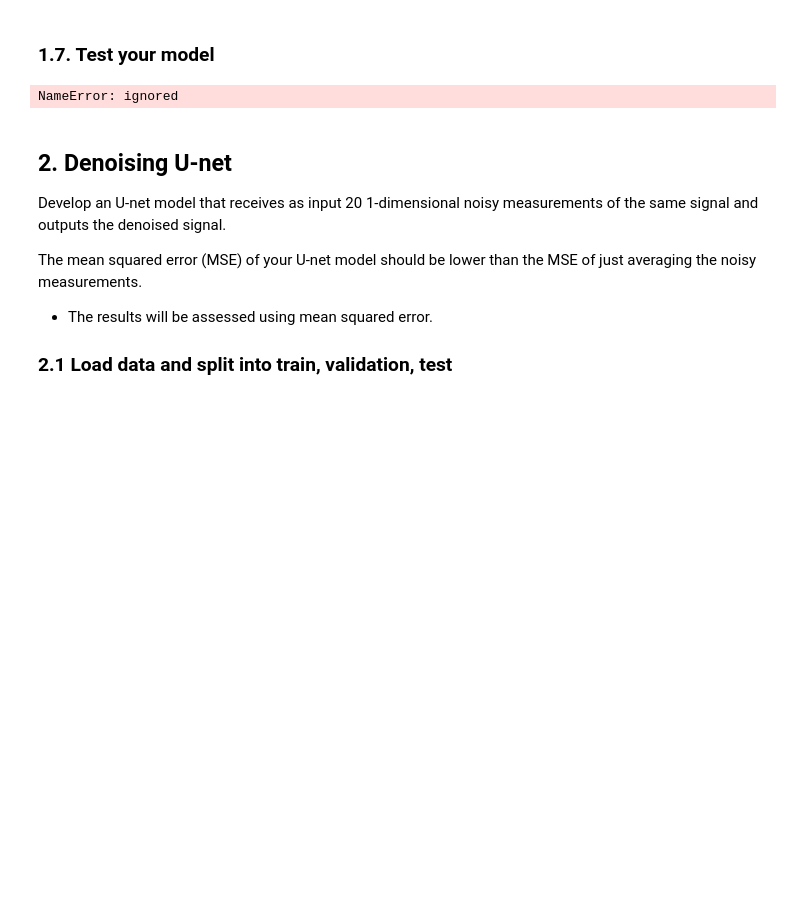
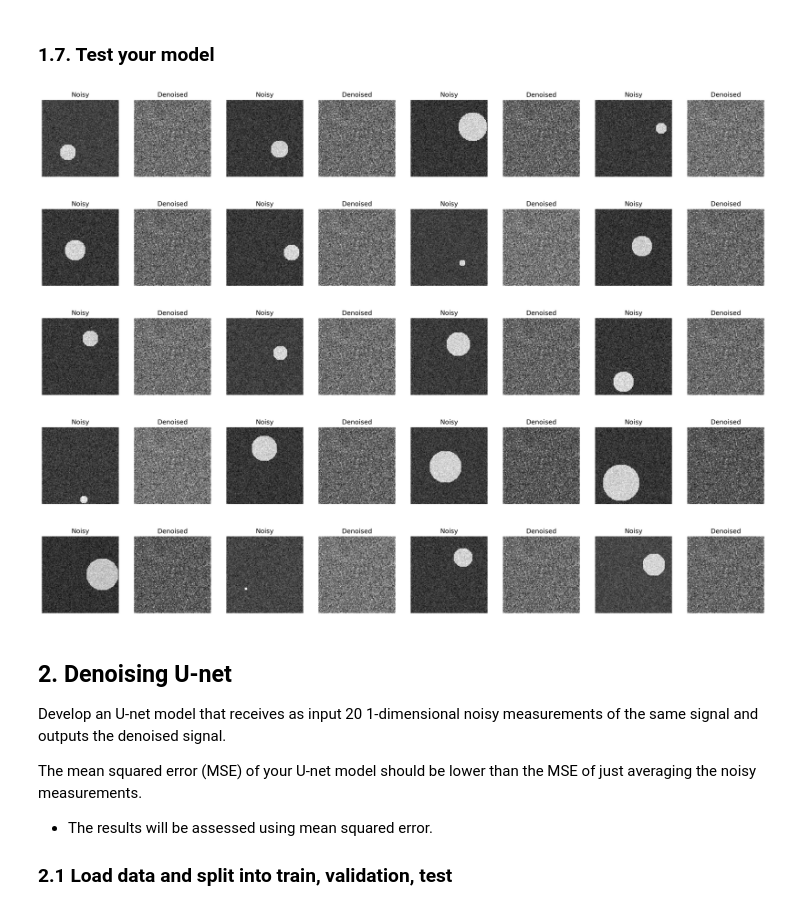
Before and after one commit to davisallan/enel645Team25Assignment3, a Jupyter notebook: assignment03.ipynb, the cells around one changed output. Cells and saved outputs as stored; diff of their text form; code cells hidden in the pictures; blank space fills up the shorter version.

Commit message:
FC autoencoder

```diff
--- a/assignment03.ipynb
+++ b/assignment03.ipynb
@@ -142,8 +142,28 @@ X_train_augmented = datagen.flow(X_train, seed = seed)
 X_val_augmented = datagen.flow(X_val, seed = seed)
 # %% [markdown]
 ### 1.4. Define your  model, cost function, optimizer, learning rate
-# %%
-# Define your model here.
-def my_autoencoder():
-
-    return encoder,decoder,autoencoder
+# %%
+# Define your model here.
+# Fully connected
+def my_autoencoder(ishape = (96, 96), lr = 1e-4):
+  input_img = tf.keras.layers.Input(shape= ishape)
+  input_flat = tf.keras.layers.Flatten()(input_img)
+  d1 = tf.keras.layers.Dense(1500, activation= 'relu')(input_flat)
+  # d2 = tf.keras.layers.Dense(2500, activation= 'relu')(d1)
+  d3 = tf.keras.layers.Dense(300, activation= 'relu')(d1)
+  encoder = tf.keras.models.Model(inputs = input_img, outputs = d3)
+  input_decoder = tf.keras.layers.Input(shape= 300)
+  d4 = tf.keras.layers.Dense(1500, activation= 'relu')(input_decoder)
+  # d5 = tf.keras.layers.Dense(5000, activation= 'relu')(d4)
+  d6 = tf.keras.layers.Dense(ishape[0]*ishape[1], activation= 'sigmoid')(d4)
+  out = tf.keras.layers.Reshape(ishape)(d6)
+  decoder = tf.keras.models.Model(inputs = input_decoder, outputs = out)
+  autoencoder = tf.keras.models.Model(inputs = input_img, outputs = decoder(encoder(input_img)))
+  autoencoder.compile(optimizer = tf.keras.optimizers.Adam(learning_rate=lr), loss = "mse")
+  return encoder,decoder,autoencoder
+# %%
+encoder, decoder, autoencoder = my_autoencoder()
+
+print(encoder.summary())
+print(decoder.summary())
+print(autoencoder.summary())
@@ -170,3 +208,5 @@ lr_schedule = tf.keras.callbacks.LearningRateScheduler(scheduler, verbose=0)
 ### 1.6. Train your model
 # %%
 # train your model - decide for how many epochs
+autoencoder.fit(X_train,X_train, epochs = 5, verbose=1,
+                callbacks= [early_stop, monitor, lr_schedule], validation_data=(X_val,X_val))
@@ -173,26 +225,26 @@ lr_schedule = tf.keras.callbacks.LearningRateScheduler(scheduler, verbose=0)
 # %% [markdown]
 ### 1.7. Test your model
 # %%
-model.load_weights(model_name_autoencoder)
-Xpred = autoencoder.predict(X_test)[:,:,:,0]
+autoencoder.load_weights(model_name_autoencoder)
+Xpred = autoencoder.predict(X_test)[:,:,:]
 
 # Remember to "unscale your data".
 
 
 #Showing results
 plt.figure(figsize = (24,18), dpi = 300)
 for (ii) in range(20):
     plt.subplot(5,8,ii*2+1)
     plt.imshow(X_test[ii], cmap = "gray")
     plt.axis("off")
     plt.title("Noisy")
     plt.subplot(5,8,ii*2 + 2)
     plt.imshow(Xpred[ii], cmap = "gray")
     plt.axis("off")
     plt.title("Denoised")
 plt.show()
 # %% [output]
-NameError: ignored
+[figure, added]
 # %% [markdown]
 ## 2. Denoising U-net
 
```
Also changed, not shown: parts of 2 cells of this notebook.
